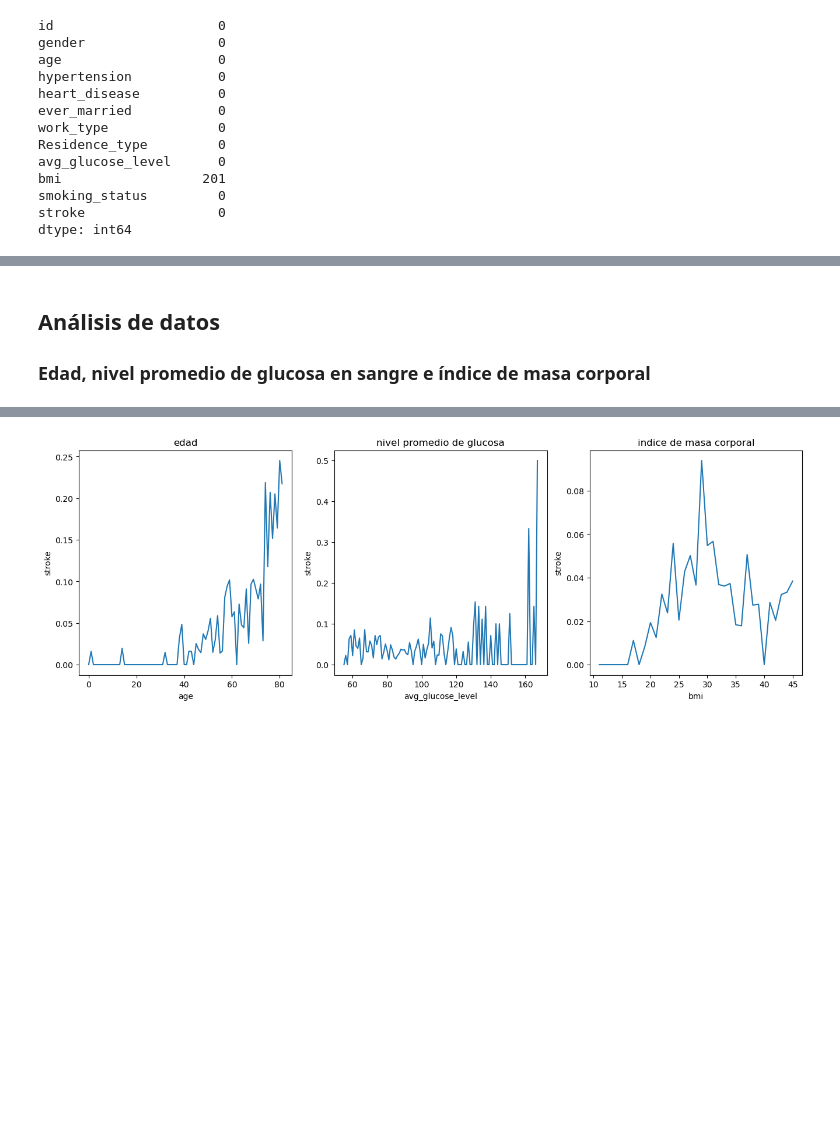
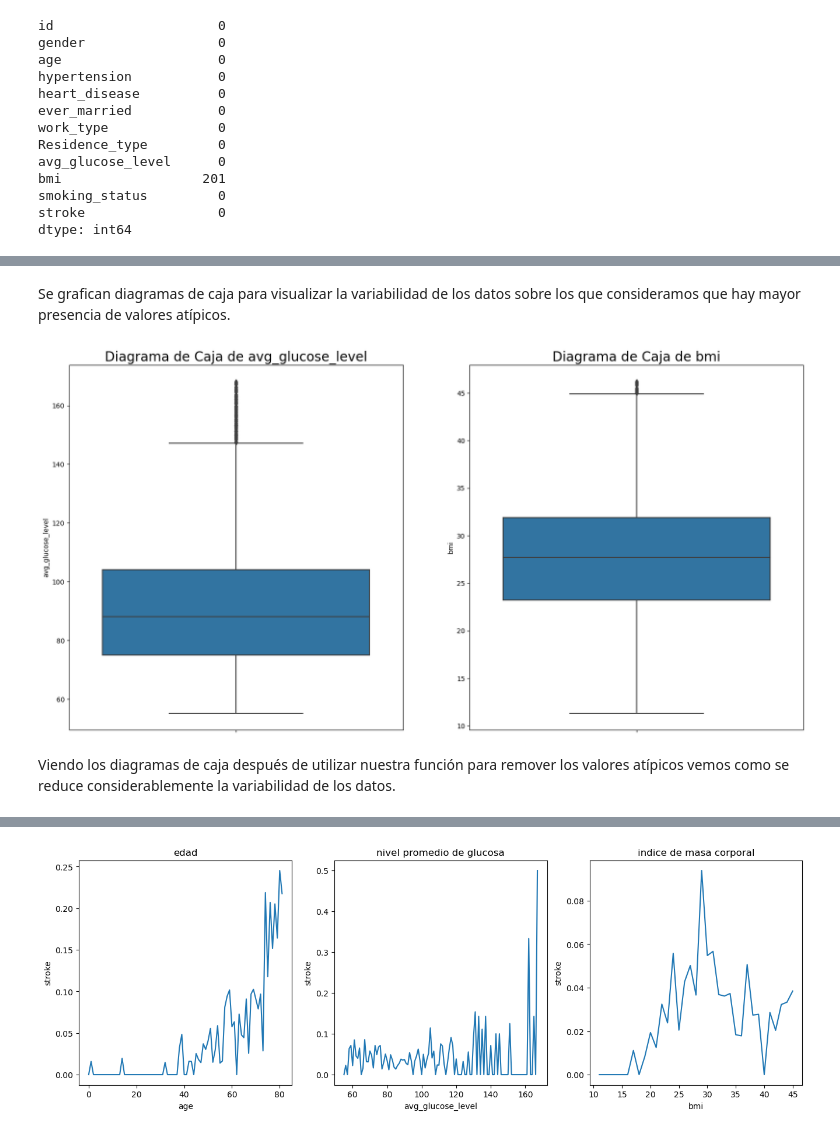
Before and after one commit to joanavarro23/tp-mate3-red, a Jupyter notebook: mate3-red/red.ipynb, the cells around one changed output, grey strips where cells are left out. Cells and saved outputs as stored; diff of their text form; code cells hidden in the pictures; blank space fills up the shorter version.

```diff
--- a/mate3-red/red.ipynb
+++ b/mate3-red/red.ipynb
@@ -63,19 +103,36 @@ dtype: int64
+# %% [markdown]
+Se grafican diagramas de caja para visualizar la variabilidad de los datos sobre los que consideramos que hay mayor presencia de valores atípicos.
 # %%
 df['bmi'].fillna((round(df['bmi'].mean())), inplace=True) #Lleno los NaN del bmi con la media
 df.drop("id", axis=1, inplace=True) #Elimíno columna id
 df = df[df.gender != 'Other'] #Remuevo el género other porque hay 1 solo caso y no es estadísticamente relevante
 
 def remover_valoresAtípicos_intercuartil(data, col): #Función para remover valores atípicos con método de distancia intercuatril
     Q1 = data[col].quantile(0.25)
     Q3 = data[col].quantile(0.75)
     RIC = Q3 - Q1
     limite_inferior = Q1 - 1.5 * RIC
     limite_superior = Q3 + 1.5 * RIC
     return data[(data[col] >= limite_inferior) & (data[col] <= limite_superior)]
 
 df = remover_valoresAtípicos_intercuartil(df, 'bmi')
 df = remover_valoresAtípicos_intercuartil(df, 'avg_glucose_level')
 #Saco los valores atípicos de índice de masa corporal y nivel promedio de glucosa ya que mirando los gráficos es donde se podrían encontrar en mayor cantidad
+
+datos_a_graficar = ['avg_glucose_level', 'bmi']
+
+# Configurar el tamaño de la figura
+fig, ax = plt.subplots(1, 2, figsize=(20, 10))
+
+# Crear diagramas de caja para cada característica
+for i, feature in enumerate(datos_a_graficar):
+    sns.boxplot(data=df, y=feature, ax=ax[i])
+    ax[i].set_title(f'Diagrama de Caja de {feature}', fontsize=20)
+    ax[i].set_xlabel('')
+
+# Mostrar los gráficos
+plt.show()
+# %% [output]
+[figure, added]
-# %% [markdown]
-## Análisis de datos
-### Edad, nivel promedio de glucosa en sangre e índice de masa corporal
+# %% [markdown]
+Viendo los diagramas de caja después de utilizar nuestra función para remover los valores atípicos vemos como se reduce considerablemente la variabilidad de los datos.
```
Also changed, not shown: parts of 28 cells of this notebook.
